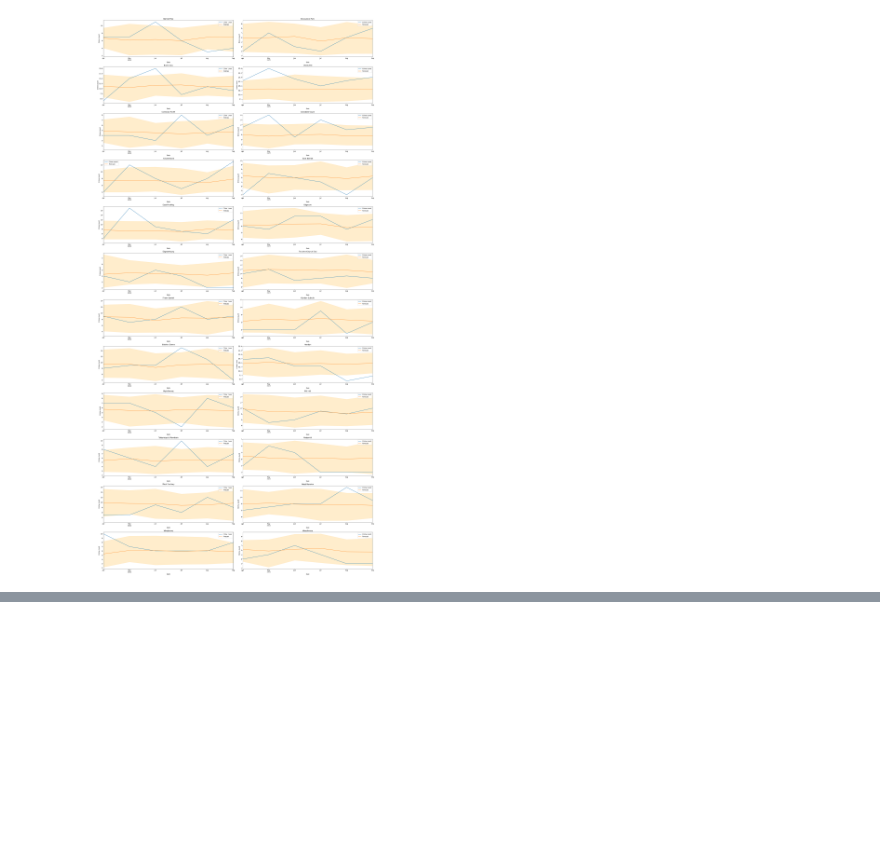
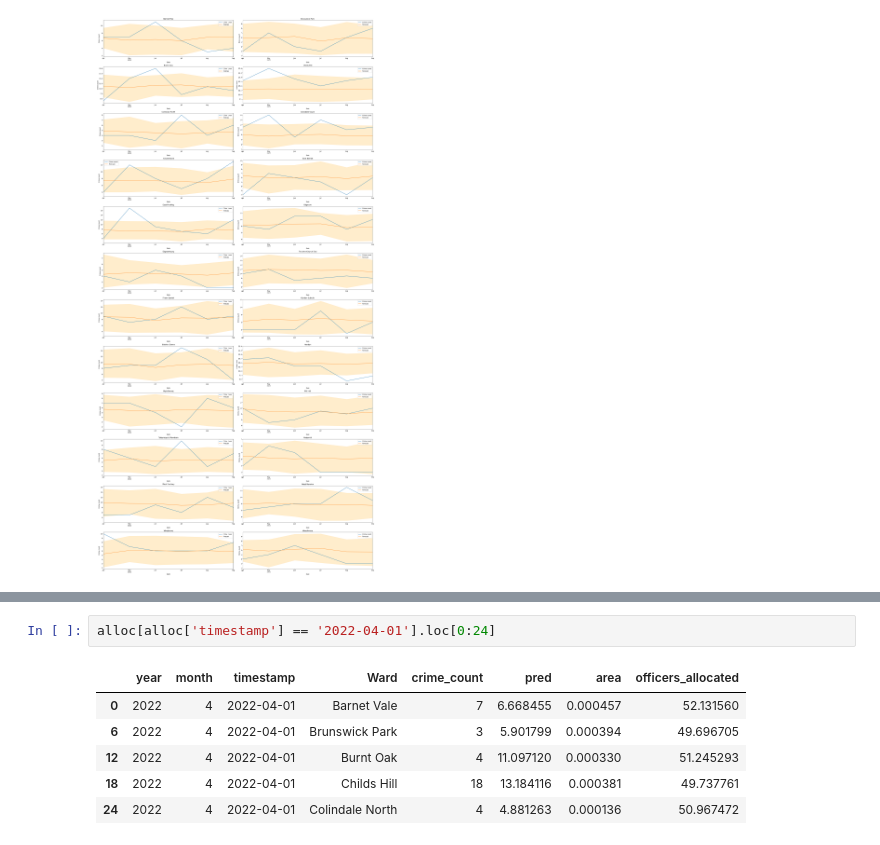
Before and after one commit to sarpakar/JBG050-Group-3, a Jupyter notebook: Models.ipynb, the cells around one changed output, grey strips where cells are left out. Cells and saved outputs as stored; diff of their text form; blank space fills up the shorter version.

```diff
--- a/Models.ipynb
+++ b/Models.ipynb
@@ -483,0 +505,9 @@ fig.tight_layout()
+# %%
+alloc[alloc['timestamp'] == '2022-04-01'].loc[0:24]
+# %% [output]
+|  | year | month | timestamp | Ward | crime_count | pred | area | officers_allocated |
+| 0 | 2022 | 4 | 2022-04-01 | Barnet Vale | 7 | 6.668455 | 0.000457 | 52.131560 |
+| 6 | 2022 | 4 | 2022-04-01 | Brunswick Park | 3 | 5.901799 | 0.000394 | 49.696705 |
+| 12 | 2022 | 4 | 2022-04-01 | Burnt Oak | 4 | 11.097120 | 0.000330 | 51.245293 |
+| 18 | 2022 | 4 | 2022-04-01 | Childs Hill | 18 | 13.184116 | 0.000381 | 49.737761 |
+| 24 | 2022 | 4 | 2022-04-01 | Colindale North | 4 | 4.881263 | 0.000136 | 50.967472 |
```
Also changed, not shown: parts of 5 cells of this notebook, 2 other files.
